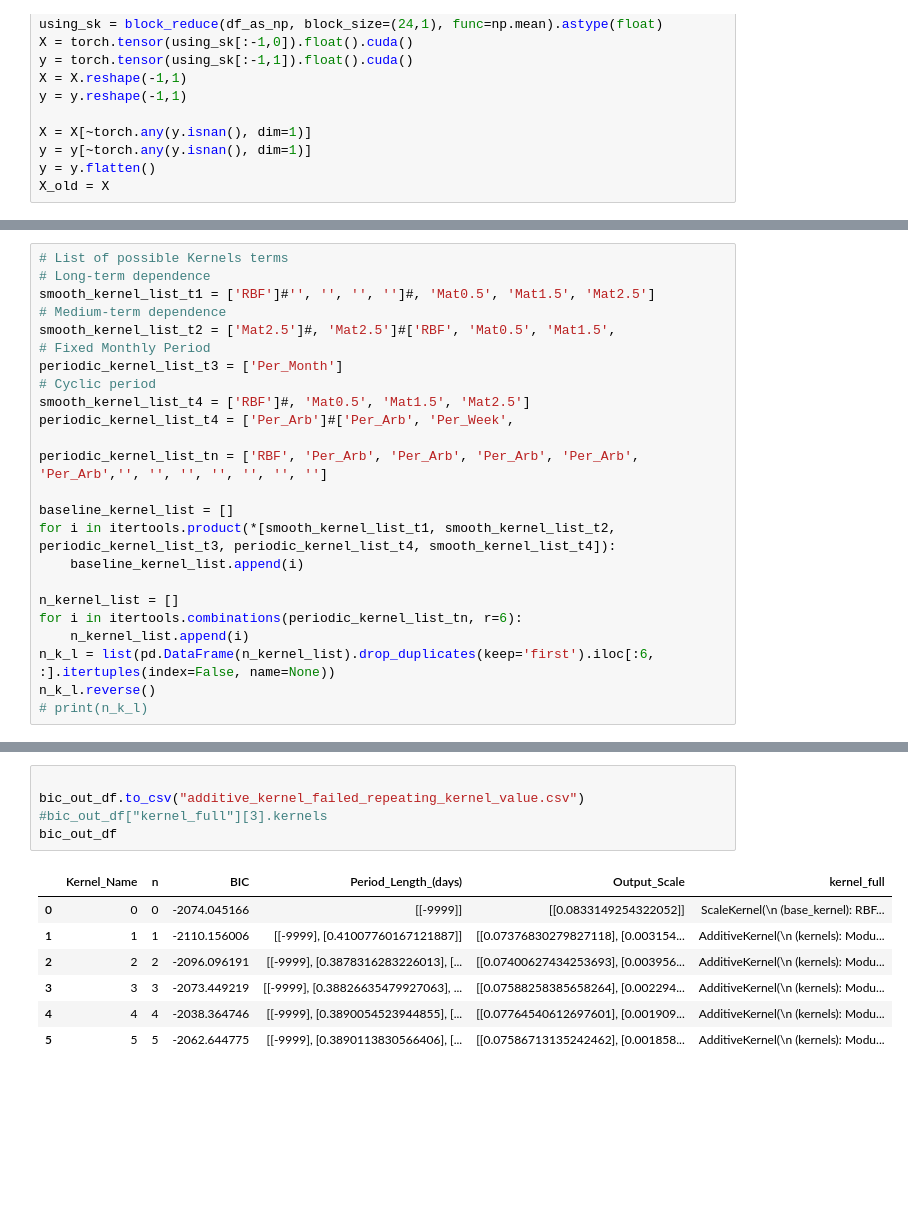
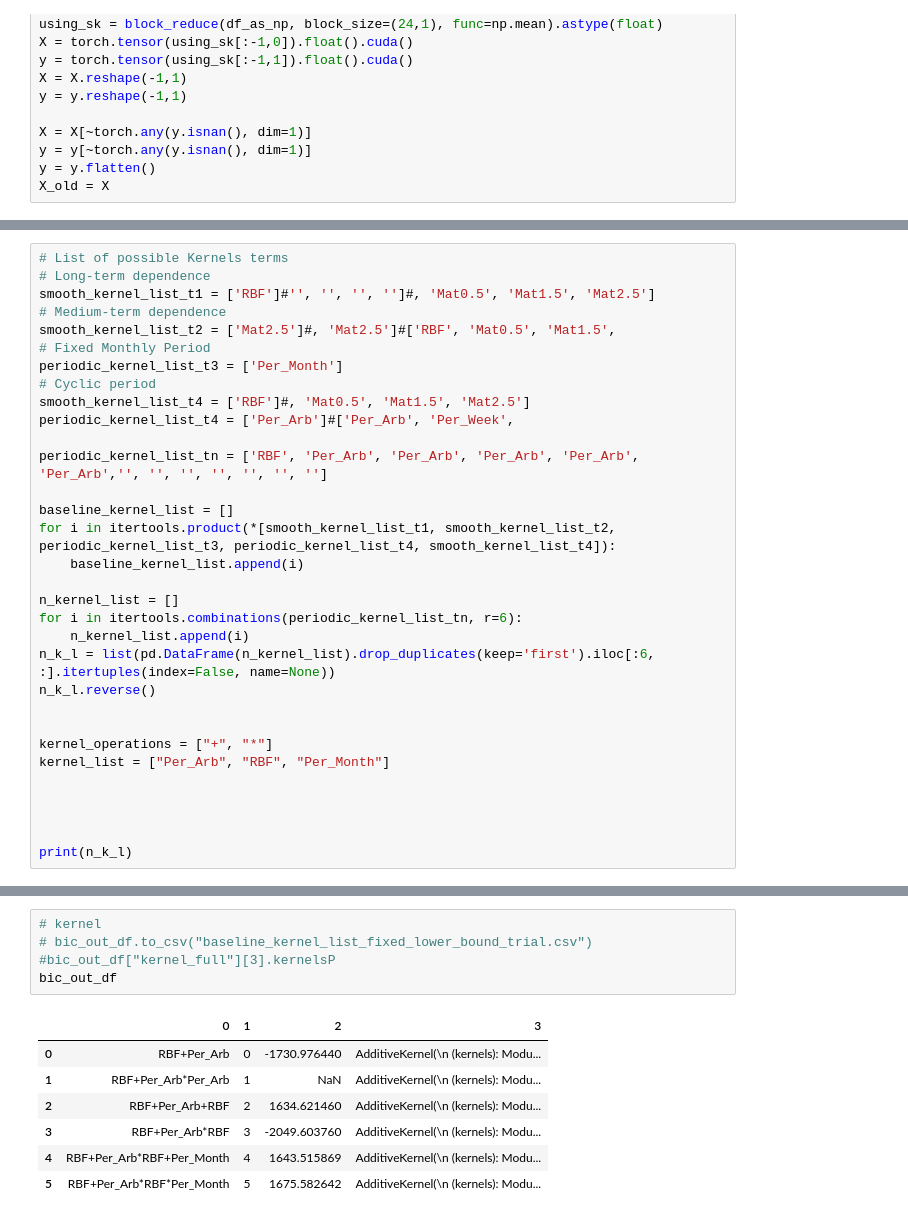
Before and after one commit to DanielCaoSilva/GaussProcesses, a Jupyter notebook: notebooks/ExactGP_Wave_Heights_v1.ipynb, the cells around one changed output, grey strips where cells are left out. Drawn from its saved outputs; the diff is of its cells as text; blank space fills up the shorter version.

Commit message:
Messy Search Algo for Kernel Combinations

```diff
--- a/notebooks/ExactGP_Wave_Heights_v1.ipynb
+++ b/notebooks/ExactGP_Wave_Heights_v1.ipynb
@@ -228,4 +299,12 @@ for i in itertools.combinations(periodic_kernel_list_tn, r=6):
     n_kernel_list.append(i)
 n_k_l = list(pd.DataFrame(n_kernel_list).drop_duplicates(keep='first').iloc[:6, :].itertuples(index=False, name=None))
 n_k_l.reverse()
-# print(n_k_l)
+
+
+kernel_operations = ["+", "*"]
+kernel_list = ["Per_Arb", "RBF", "Per_Month"]
+
+
+
+
+print(n_k_l)
@@ -420,16 +620,16 @@ Memory Check:  (3091595264, 12584026112)
 # %%
-
-bic_out_df.to_csv("additive_kernel_failed_repeating_kernel_value.csv")
-#bic_out_df["kernel_full"][3].kernels
+# kernel
+# bic_out_df.to_csv("baseline_kernel_list_fixed_lower_bound_trial.csv")
+#bic_out_df["kernel_full"][3].kernelsP
 bic_out_df
 # %% [output]
-|  | Kernel_Name | n | BIC | Period_Length_(days) | Output_Scale | kernel_full |
-| 0 | 0 | 0 | -2074.045166 | [[-9999]] | [[0.0833149254322052]] | ScaleKernel(\n (base_kernel): RBF... |
-| 1 | 1 | 1 | -2110.156006 | [[-9999], [0.41007760167121887]] | [[0.07376830279827118], [0.003154... | AdditiveKernel(\n (kernels): Modu... |
-| 2 | 2 | 2 | -2096.096191 | [[-9999], [0.3878316283226013], [... | [[0.07400627434253693], [0.003956... | AdditiveKernel(\n (kernels): Modu... |
-| 3 | 3 | 3 | -2073.449219 | [[-9999], [0.38826635479927063], ... | [[0.07588258385658264], [0.002294... | AdditiveKernel(\n (kernels): Modu... |
-| 4 | 4 | 4 | -2038.364746 | [[-9999], [0.3890054523944855], [... | [[0.07764540612697601], [0.001909... | AdditiveKernel(\n (kernels): Modu... |
-| 5 | 5 | 5 | -2062.644775 | [[-9999], [0.3890113830566406], [... | [[0.07586713135242462], [0.001858... | AdditiveKernel(\n (kernels): Modu... |
+|  | 0 | 1 | 2 | 3 |
+| 0 | RBF+Per_Arb | 0 | -1730.976440 | AdditiveKernel(\n (kernels): Modu... |
+| 1 | RBF+Per_Arb*Per_Arb | 1 | NaN | AdditiveKernel(\n (kernels): Modu... |
+| 2 | RBF+Per_Arb+RBF | 2 | 1634.621460 | AdditiveKernel(\n (kernels): Modu... |
+| 3 | RBF+Per_Arb*RBF | 3 | -2049.603760 | AdditiveKernel(\n (kernels): Modu... |
+| 4 | RBF+Per_Arb*RBF+Per_Month | 4 | 1643.515869 | AdditiveKernel(\n (kernels): Modu... |
+| 5 | RBF+Per_Arb*RBF*Per_Month | 5 | 1675.582642 | AdditiveKernel(\n (kernels): Modu... |
 # %%
 bic_out_df.iloc[:, 2:-1].to_latex()
 bic_out_df.iloc[:, 2:-1].to_latex(float_format="%.4f")
```
Also changed, not shown: parts of 9 cells of this notebook, 1 other file.
